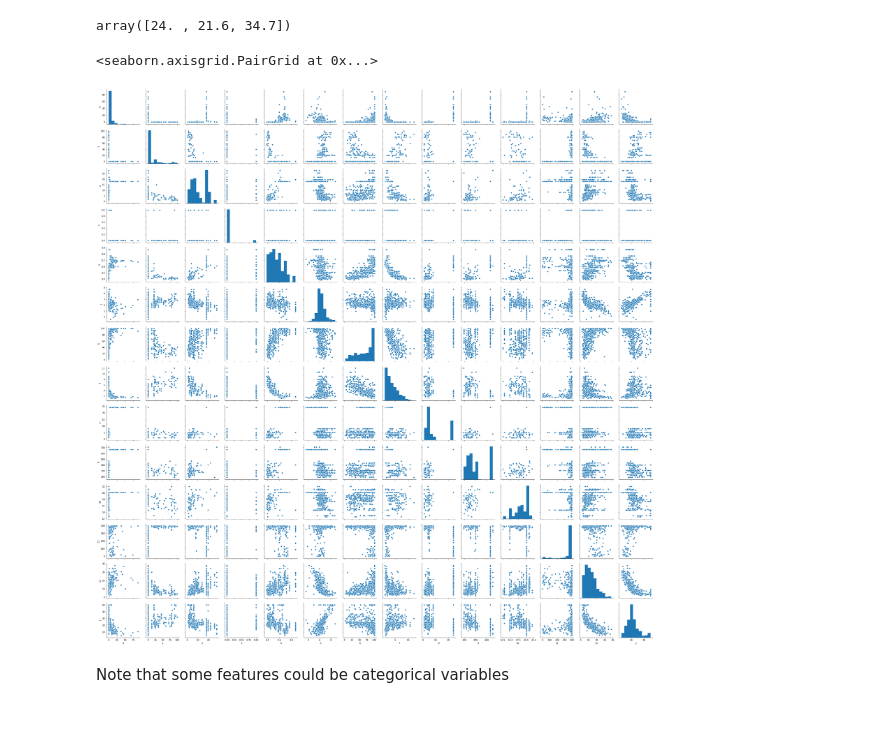
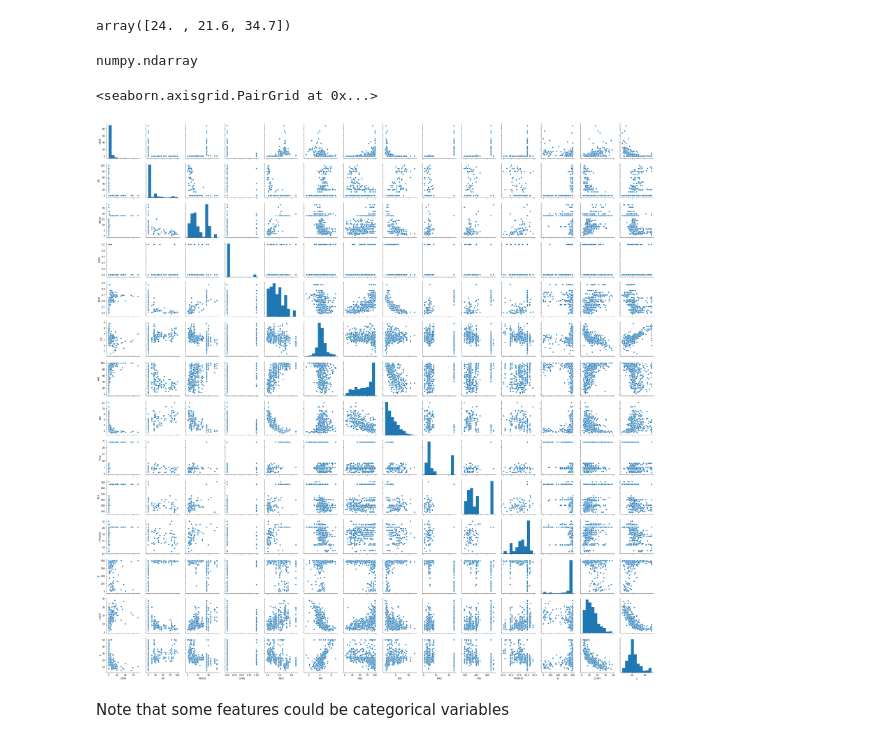
Before and after one commit to lichtend/fall2019, a Jupyter notebook: week4/Week4.ipynb, the cells around one changed output. Cells and saved outputs as stored; diff of their text form; code cells hidden in the pictures.

```diff
--- a/week4/Week4.ipynb
+++ b/week4/Week4.ipynb
@@ -55,17 +59,24 @@ y.shape   # as many labels as examples
 y[0:3]
 # %% [output]
 array([24. , 21.6, 34.7])
+# %%
+type(y[0:3])
+#gives you the type of data y is (a numpy array --> an n dimensional array)
+# %% [output]
+numpy.ndarray
 # %%
 %matplotlib inline
 
 import pandas as pd
 import seaborn as sb
 
-d = pd.DataFrame(X)
+d = pd.DataFrame(X, columns=boston.feature_names)
+#this makes a DF with array X, and defines the column headers as "FEATURE NAMES" --> use this for your dataset
 d['y'] = pd.Series(y)
+#adding 'y' as a COLUMN to DF d
 sb.pairplot(d)
 # %% [output]
 <seaborn.axisgrid.PairGrid at 0x...>
-[figure, old version]
+[figure, new version]
 # %% [markdown]
 Note that some features could be categorical variables
```
Also changed, not shown: parts of 28 cells of this notebook, 2 other files.
